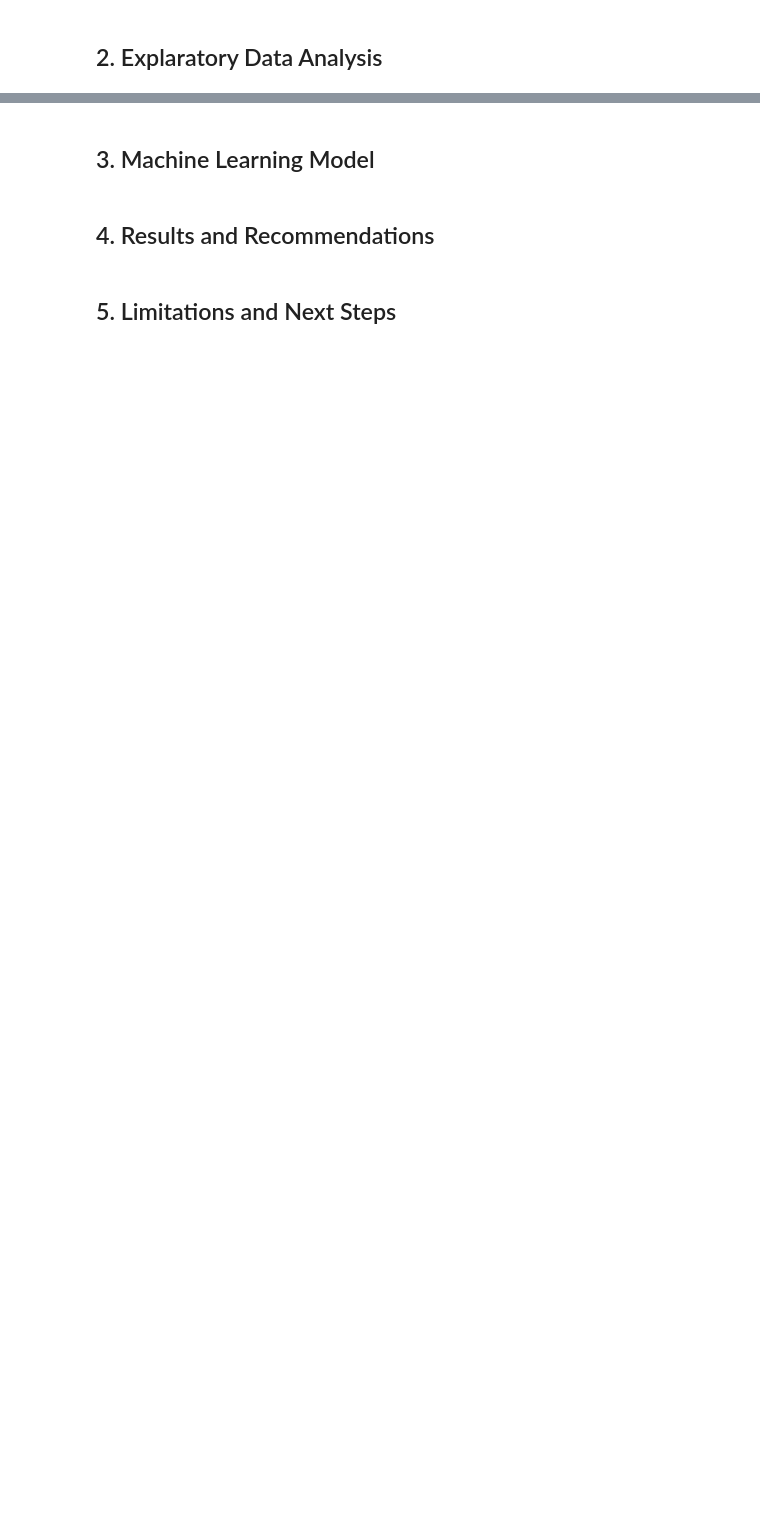
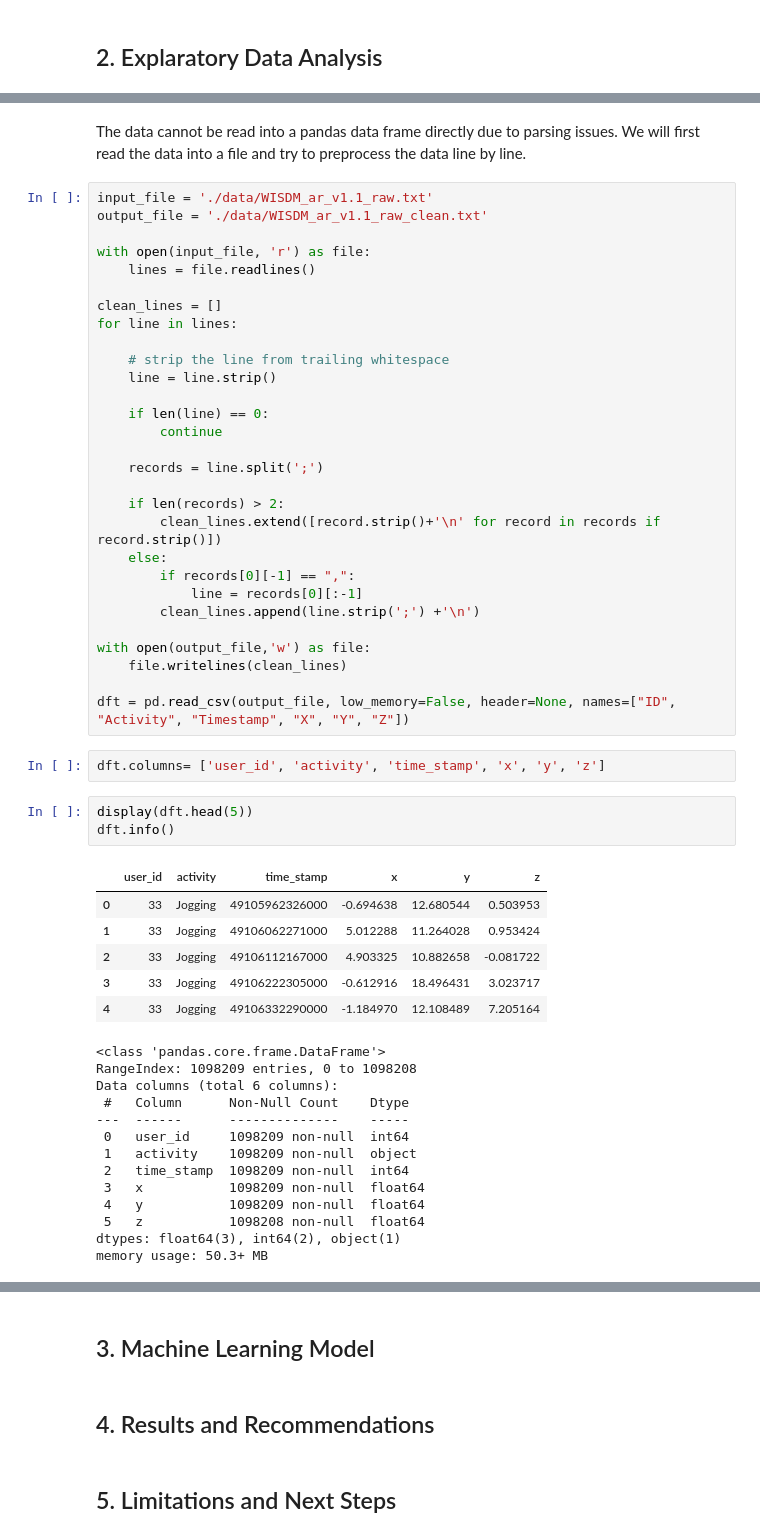
Before and after one commit to setare92-ha/activity_recognition_project, a Jupyter notebook: main.ipynb, the cells around one changed output, grey strips where cells are left out. Drawn from its saved outputs; the diff is of its cells as text; blank space fills up the shorter version.

```diff
--- a/main.ipynb
+++ b/main.ipynb
@@ -6,0 +112,56 @@
+# %% [markdown]
+The data cannot be read into a pandas data frame directly due to parsing issues. We will first read the data into a file and try to preprocess the data line by line.
+# %%
+input_file = './data/WISDM_ar_v1.1_raw.txt'
+output_file = './data/WISDM_ar_v1.1_raw_clean.txt'
+
+with open(input_file, 'r') as file:
+    lines = file.readlines()
+
+clean_lines = []
+for line in lines:
+
+    # strip the line from trailing whitespace
+    line = line.strip()
+
+    if len(line) == 0:
+        continue
+
+    records = line.split(';')
+
+    if len(records) > 2:
+        clean_lines.extend([record.strip()+'\n' for record in records if record.strip()])
+    else:
+        if records[0][-1] == ",":
+            line = records[0][:-1]
+        clean_lines.append(line.strip(';') +'\n')
+
+with open(output_file,'w') as file:
+    file.writelines(clean_lines)
+
+dft = pd.read_csv(output_file, low_memory=False, header=None, names=["ID", "Activity", "Timestamp", "X", "Y", "Z"])
+# %%
+dft.columns= ['user_id', 'activity', 'time_stamp', 'x', 'y', 'z']
+# %%
+display(dft.head(5))
+dft.info()
+# %% [output]
+|  | user_id | activity | time_stamp | x | y | z |
+| 0 | 33 | Jogging | 49105962326000 | -0.694638 | 12.680544 | 0.503953 |
+| 1 | 33 | Jogging | 49106062271000 | 5.012288 | 11.264028 | 0.953424 |
+| 2 | 33 | Jogging | 49106112167000 | 4.903325 | 10.882658 | -0.081722 |
+| 3 | 33 | Jogging | 49106222305000 | -0.612916 | 18.496431 | 3.023717 |
+| 4 | 33 | Jogging | 49106332290000 | -1.184970 | 12.108489 | 7.205164 |
+<class 'pandas.core.frame.DataFrame'>
+RangeIndex: 1098209 entries, 0 to 1098208
+Data columns (total 6 columns):
+ #   Column      Non-Null Count    Dtype
+---  ------      --------------    -----
+ 0   user_id     1098209 non-null  int64
+ 1   activity    1098209 non-null  object
+ 2   time_stamp  1098209 non-null  int64
+ 3   x           1098209 non-null  float64
+ 4   y           1098209 non-null  float64
+ 5   z           1098208 non-null  float64
+dtypes: float64(3), int64(2), object(1)
+memory usage: 50.3+ MB
```
Also changed, not shown: parts of 24 cells of this notebook.
